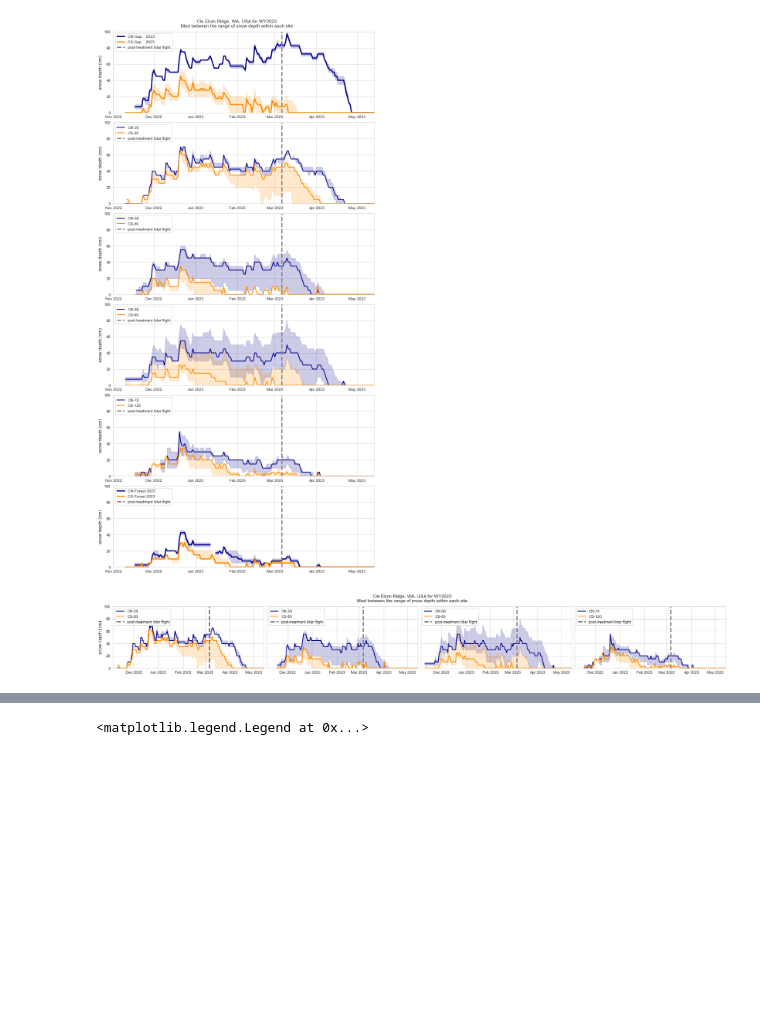
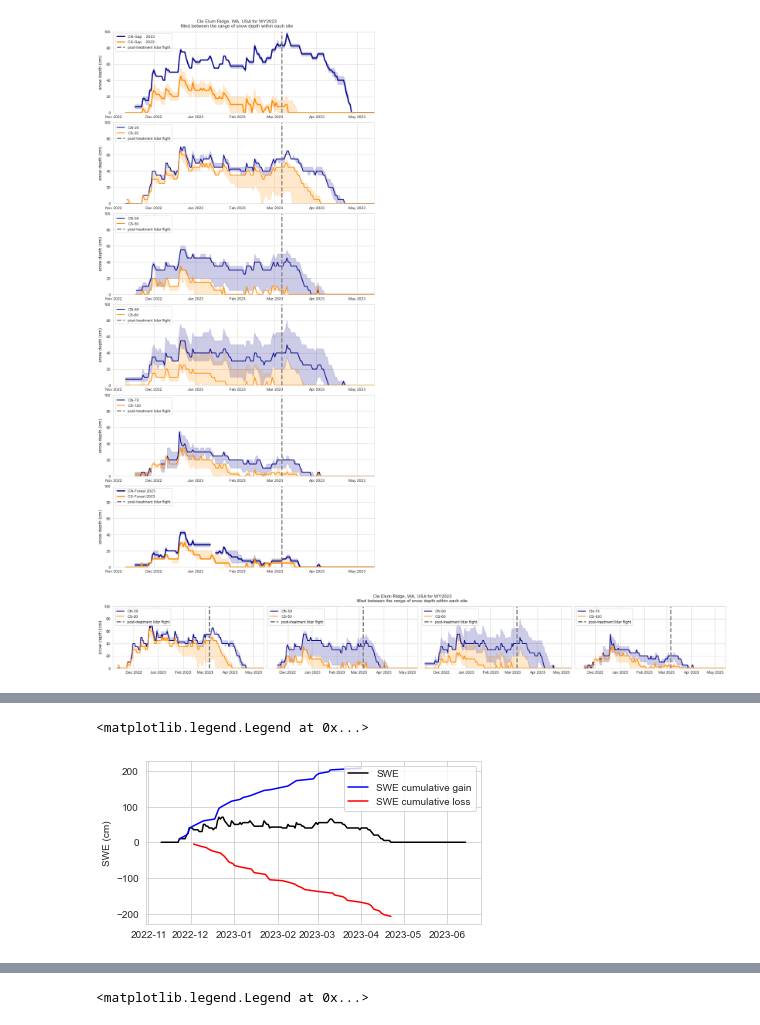
Before and after one commit to cassielumbrazo/CER_timeseries_analysis, a Jupyter notebook: 8_cumulative_gain_loss.ipynb, the cells around one changed output, grey strips where cells are left out. Cells and saved outputs as stored; diff of their text form; code cells hidden in the pictures; blank space fills up the shorter version.

Commit message:
adding first attempt on gain and loss plots

```diff
--- a/8_cumulative_gain_loss.ipynb
+++ b/8_cumulative_gain_loss.ipynb
@@ -398,0 +401,17 @@ plt.show()
+# %%
+def cumulative_gain_loss(x, y):
+
+    # calculate the difference in y values between each time step x
+    delta_y = np.diff(y)
+
+    # calculate the cumulative sum for all delta_y where the change was positive
+    gains = np.cumsum(delta_y[delta_y > 0])
+    # get the time steps (x coordinates) when those positive changes happened
+    x_gains = x[1:][delta_y > 0]
+
+    # calculate the cumulative sum for all delta_y where the change was negative
+    losses = np.cumsum(delta_y[delta_y < 0])
+    # get the time steps (x coordinates) when those negative changes happened
+    x_losses = x[1:][delta_y < 0]
+
+    return (x_gains, gains), (x_losses, losses)
@@ -398,0 +434,16 @@ plt.show()
+# %%
+x = CN20['Date']
+y = CN20['Median_depth']
+# %%
+(x_gains, gains), (x_losses, losses) = cumulative_gain_loss(x, y)
+
+
+plt.figure(figsize=(6,3))
+plt.plot(x,y,c='k', label='SWE')
+plt.plot(x_gains, gains, c='b', label='SWE cumulative gain')
+plt.plot(x_losses, losses, c='r', label='SWE cumulative loss')
+plt.ylabel('SWE (cm)')
+plt.legend()
+# %% [output]
+<matplotlib.legend.Legend at 0x...>
+[figure, added]
```
Also changed, not shown: parts of 9 cells of this notebook.
